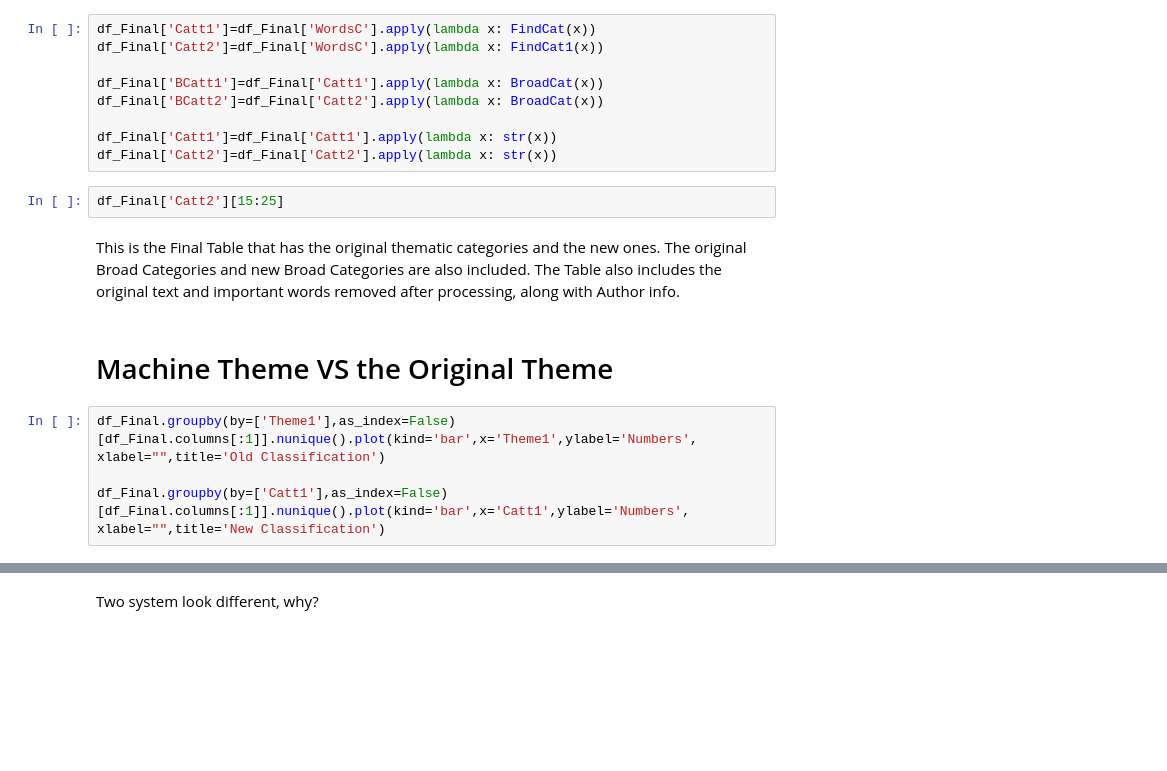
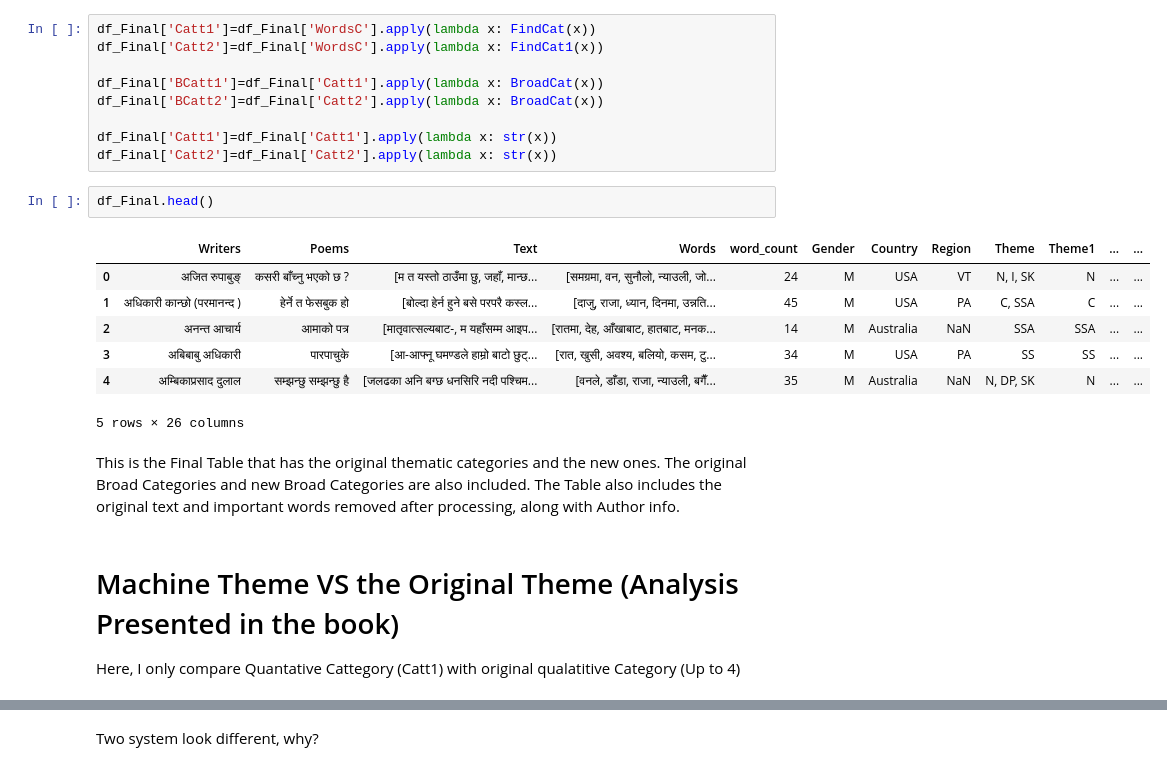
Before and after one commit to khem1123/Nepali_NPL, a Jupyter notebook: BookF.ipynb, the cells around one changed output, grey strips where cells are left out. Saved outputs shown, nothing was run; the diff lists cells and outputs as text; blank space fills up the shorter version.

```diff
--- a/BookF.ipynb
+++ b/BookF.ipynb
@@ -621,14 +616,19 @@ df_Final['BCatt2']=df_Final['Catt2'].apply(lambda x: BroadCat(x))
 df_Final['Catt1']=df_Final['Catt1'].apply(lambda x: str(x))
 df_Final['Catt2']=df_Final['Catt2'].apply(lambda x: str(x))
 # %%
-df_Final['Catt2'][15:25]
+df_Final.head()
+# %% [output]
+|  | Writers | Poems | Text | Words | word_count | Gender | Country | Region | Theme | Theme1 | ... | ... |
+| 0 | अजित रुपाबुङ् | कसरी बाँच्नु भएको छ ? | [म त यस्तो ठाउँमा छु, जहाँ, मान्छ... | [समग्रमा, वन, सुनौलो, न्याउली, जो... | 24 | M | USA | VT | N, I, SK | N | ... | ... |
+| 1 | अधिकारी कान्छो (परमानन्द ) | हेर्ने त फेसबुक हो | [बोल्दा हेर्न हुने बसे परपरै कस्ल... | [दाजु, राजा, ध्यान, दिनमा, उन्नति... | 45 | M | USA | PA | C, SSA | C | ... | ... |
+| 2 | अनन्त आचार्य | आमाको पत्र | [मातृवात्सल्यबाट-, म यहाँसम्म आइप... | [रातमा, देह, आँखाबाट, हातबाट, मनक... | 14 | M | Australia | NaN | SSA | SSA | ... | ... |
+| 3 | अबिबाबु अधिकारी | पारपाचुके | [आ-आफ्नू घमण्डले हाम्रो बाटो छुट्... | [रात, खुसी, अवश्य, बलियो, कसम, टु... | 34 | M | USA | PA | SS | SS | ... | ... |
+| 4 | अम्बिकाप्रसाद दुलाल | सम्झन्छु सम्झन्छु है | [जलढका अनि बग्छ धनसिरि नदी पश्चिम... | [वनले, डाँडा, राजा, न्याउली, बगैँ... | 35 | M | Australia | NaN | N, DP, SK | N | ... | ... |
+5 rows × 26 columns
 # %% [markdown]
 This is the Final Table that has the original thematic categories and the new ones.
 The original Broad Categories and new Broad Categories are also included.
 The Table also includes the original text and important words removed after processing, along with Author info.
 # %% [markdown]
-# Machine Theme VS the Original Theme
+# Machine Theme VS the Original Theme (Analysis Presented in the book)
+Here, I only compare Quantative Cattegory (Catt1) with original qualatitive Category (Up to 4)
-# %%
-df_Final.groupby(by=['Theme1'],as_index=False)[df_Final.columns[:1]].nunique().plot(kind='bar',x='Theme1',ylabel='Numbers', xlabel="",title='Old Classification')
-
-df_Final.groupby(by=['Catt1'],as_index=False)[df_Final.columns[:1]].nunique().plot(kind='bar',x='Catt1',ylabel='Numbers', xlabel="",title='New Classification')
```
Also changed, not shown: parts of 39 cells of this notebook, 3 other files.
